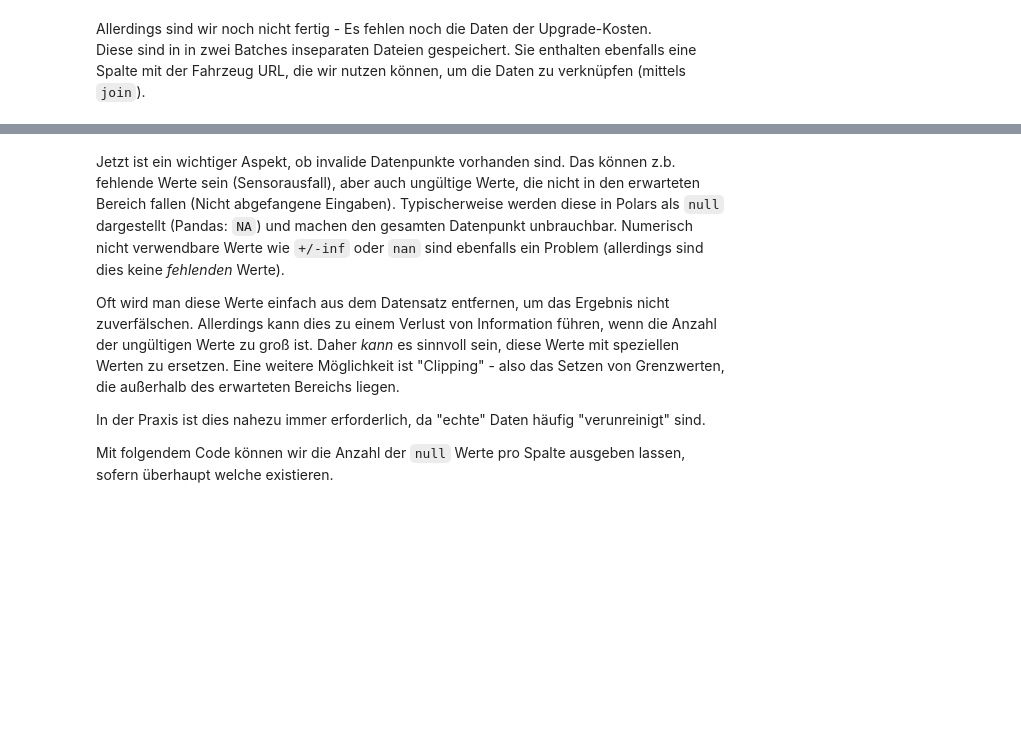
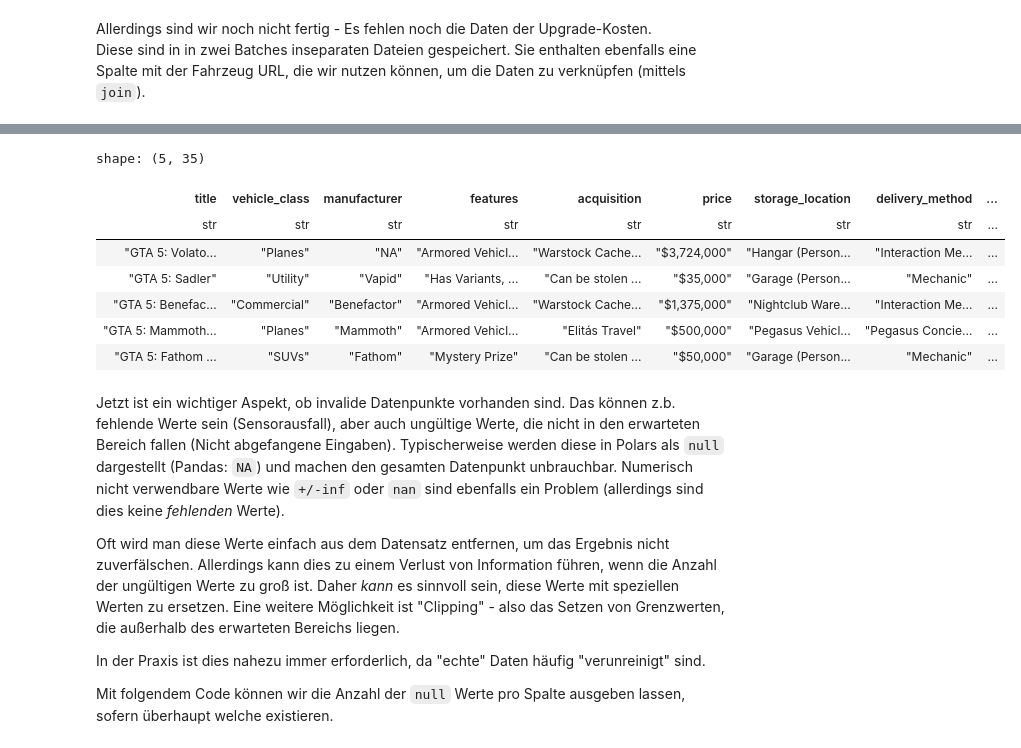
Before and after one commit to dorianprill/workshop-kmu-data, a Jupyter notebook: 01_load_merge_clean.ipynb, the cells around one changed output, grey strips where cells are left out. Drawn from its saved outputs; the diff is of its cells as text; code cells hidden in the pictures; blank space fills up the shorter version.

```diff
--- a/01_load_merge_clean.ipynb
+++ b/01_load_merge_clean.ipynb
@@ -101,6 +108,16 @@ if dfcost.shape != dfcost.unique().shape:
 # %%
 df = df.join(dfcost, on='vehicle_url', how='left')
 del dfcost
+df.head()
+# %% [output]
+shape: (5, 35)
+| title | vehicle_class | manufacturer | features | acquisition | price | storage_location | delivery_method | ... |
+| str | str | str | str | str | str | str | str | ... |
+| "GTA 5: Volato... | "Planes" | "NA" | "Armored Vehicl... | "Warstock Cache... | "$3,724,000" | "Hangar (Person... | "Interaction Me... | ... |
+| "GTA 5: Sadler" | "Utility" | "Vapid" | "Has Variants, ... | "Can be stolen ... | "$35,000" | "Garage (Person... | "Mechanic" | ... |
+| "GTA 5: Benefac... | "Commercial" | "Benefactor" | "Armored Vehicl... | "Warstock Cache... | "$1,375,000" | "Nightclub Ware... | "Interaction Me... | ... |
+| "GTA 5: Mammoth... | "Planes" | "Mammoth" | "Armored Vehicl... | "Elitás Travel" | "$500,000" | "Pegasus Vehicl... | "Pegasus Concie... | ... |
+| "GTA 5: Fathom ... | "SUVs" | "Fathom" | "Mystery Prize" | "Can be stolen ... | "$50,000" | "Garage (Person... | "Mechanic" | ... |
 # %% [markdown]
 Jetzt ist ein wichtiger Aspekt, ob invalide Datenpunkte vorhanden sind. Das können z.b. fehlende Werte sein (Sensorausfall), aber auch ungültige Werte, die nicht in den erwarteten Bereich fallen (Nicht abgefangene Eingaben).
 Typischerweise werden diese in Polars als `null` dargestellt (Pandas: `NA`) und machen den gesamten Datenpunkt unbrauchbar. Numerisch nicht verwendbare Werte wie `+/-inf` oder `nan` sind ebenfalls ein Problem (allerdings sind dies keine _fehlenden_ Werte).
```
Also changed, not shown: parts of 4 cells of this notebook, 4 other files.
